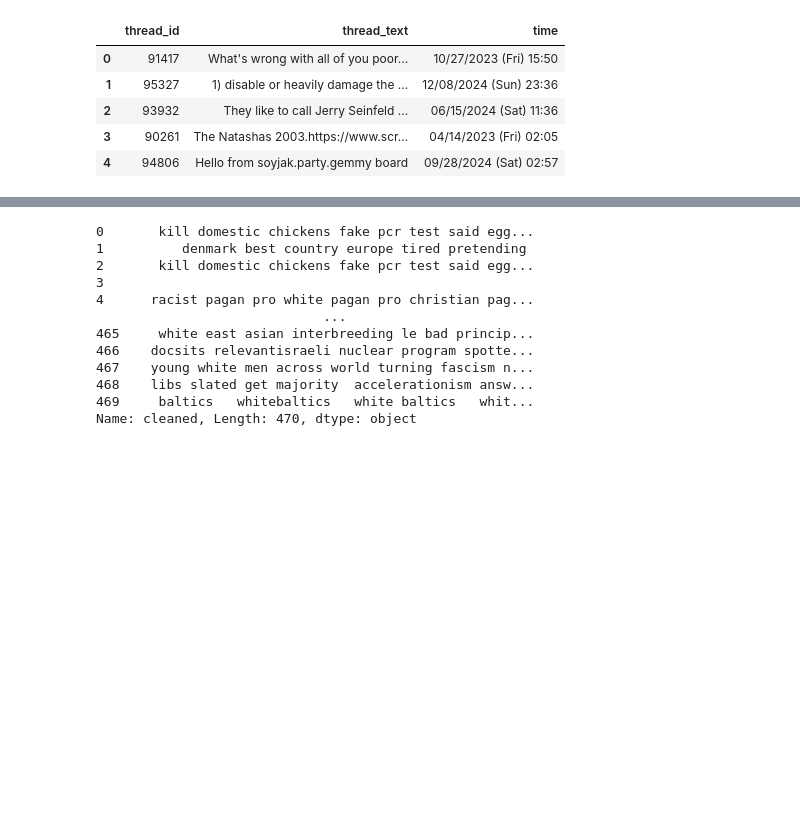
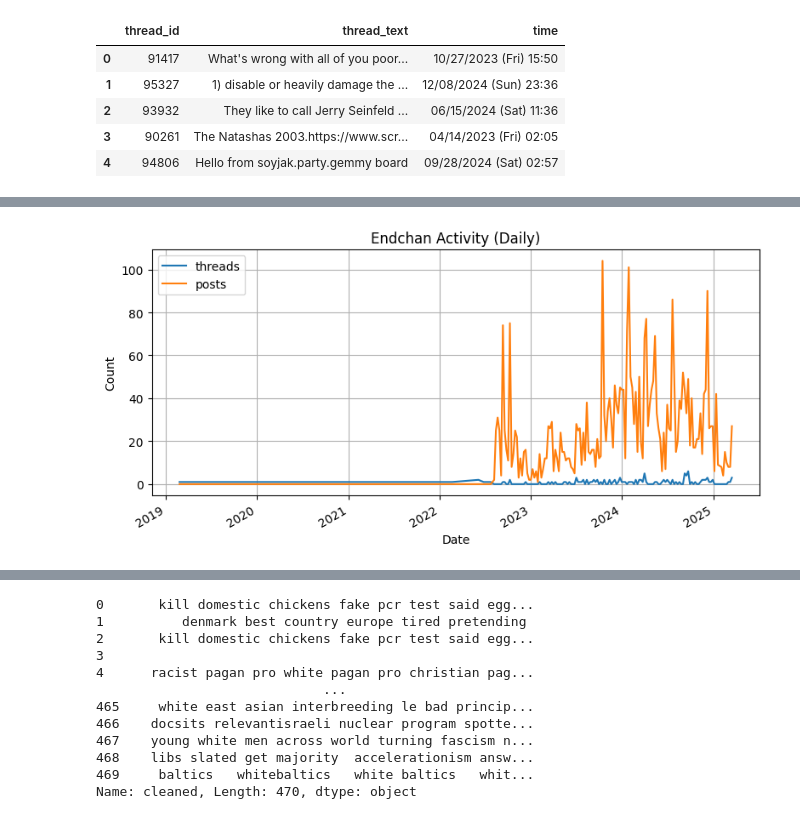
Before and after one commit to Kyrie-Alysa/Data-Forensics, a Jupyter notebook: DataExploration.ipynb, the cells around one changed output, grey strips where cells are left out. Saved outputs shown, nothing was run; the diff lists cells and outputs as text; code cells hidden in the pictures; blank space fills up the shorter version.

```diff
--- a/DataExploration.ipynb
+++ b/DataExploration.ipynb
@@ -82,0 +188,4 @@ chan4_threads['time'] = chan4_threads['time'].str.split('No.').str[0]
+# %%
+endchan_activity = plot_activity_over_time(endchan_threads, endchan_posts, time_col='time', freq='W', title="Endchan Activity (Daily)")
+# %% [output]
+[figure, added]
```
Also changed, not shown: parts of 58 cells of this notebook.
